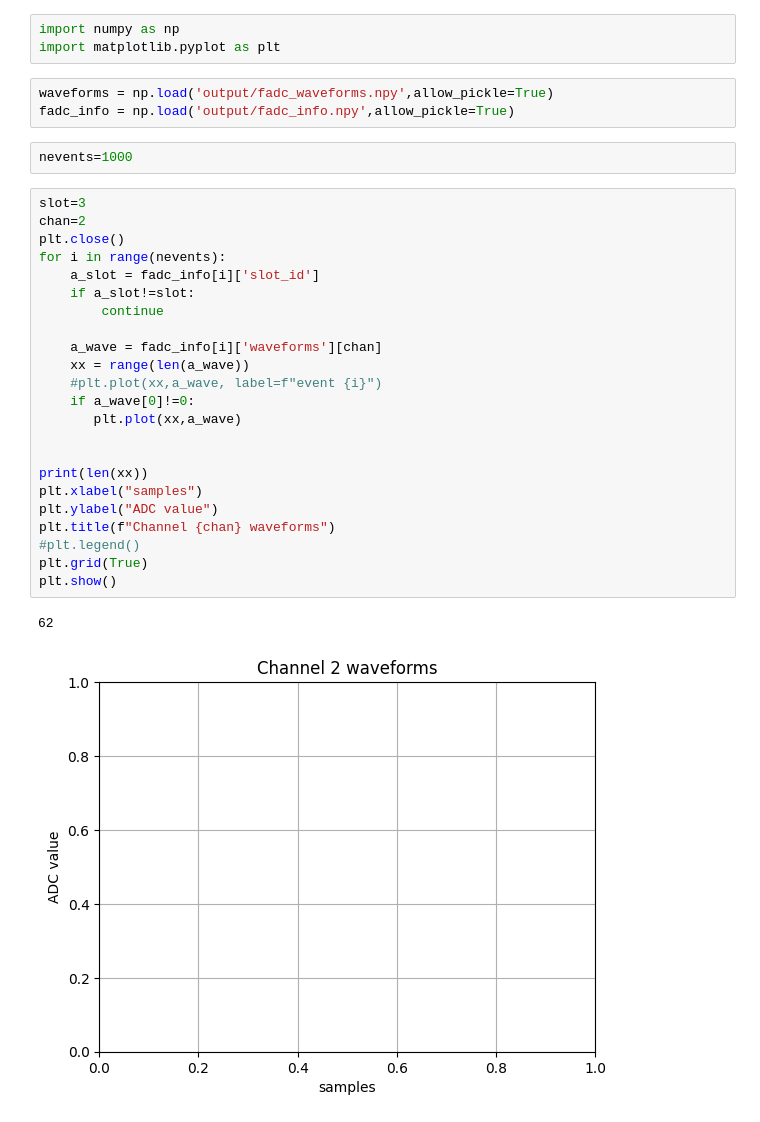
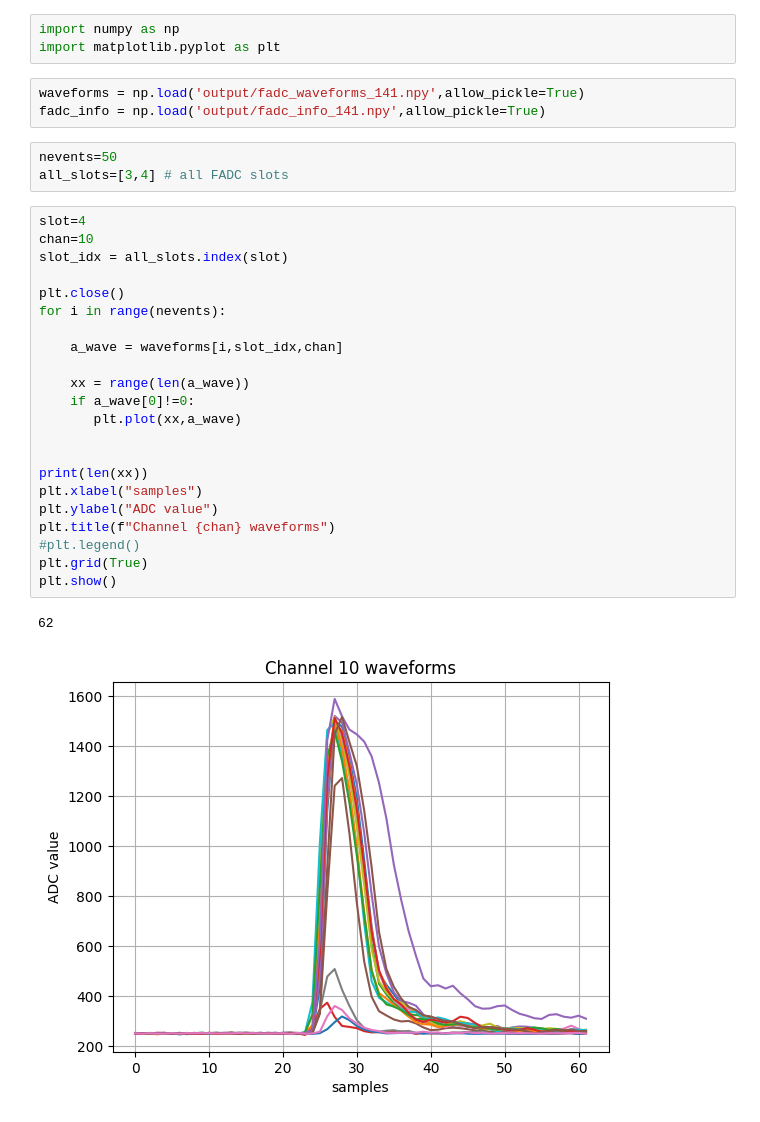
Before and after one commit to hanjie1/SRO_analysis, a Jupyter notebook: FADC_waveform/channel_waveform.ipynb, the cells around one changed output. Cells and saved outputs as stored; diff of their text form.

Commit message:
decode two slots data

```diff
--- a/FADC_waveform/channel_waveform.ipynb
+++ b/FADC_waveform/channel_waveform.ipynb
@@ -2,33 +2,33 @@
 import numpy as np
 import matplotlib.pyplot as plt
 # %%
-waveforms = np.load('output/fadc_waveforms.npy',allow_pickle=True)
-fadc_info = np.load('output/fadc_info.npy',allow_pickle=True)
+waveforms = np.load('output/fadc_waveforms_141.npy',allow_pickle=True)
+fadc_info = np.load('output/fadc_info_141.npy',allow_pickle=True)
 # %%
-nevents=1000
+nevents=50
+all_slots=[3,4] # all FADC slots
 # %%
-slot=3
-chan=2
+slot=4
+chan=10
+slot_idx = all_slots.index(slot)
+
 plt.close()
 for i in range(nevents):
-    a_slot = fadc_info[i]['slot_id']
-    if a_slot!=slot:
-        continue
 
-    a_wave = fadc_info[i]['waveforms'][chan]
+    a_wave = waveforms[i,slot_idx,chan]
+
     xx = range(len(a_wave))
-    #plt.plot(xx,a_wave, label=f"event {i}")
     if a_wave[0]!=0:
        plt.plot(xx,a_wave)
 
 
 print(len(xx))
 plt.xlabel("samples")
 plt.ylabel("ADC value")
 plt.title(f"Channel {chan} waveforms")
 #plt.legend()
 plt.grid(True)
 plt.show()
 # %% [output]
 62
-[figure, old version]
+[figure, new version]
```
Also changed, not shown: parts of 1 cell of this notebook, 3 other files.
